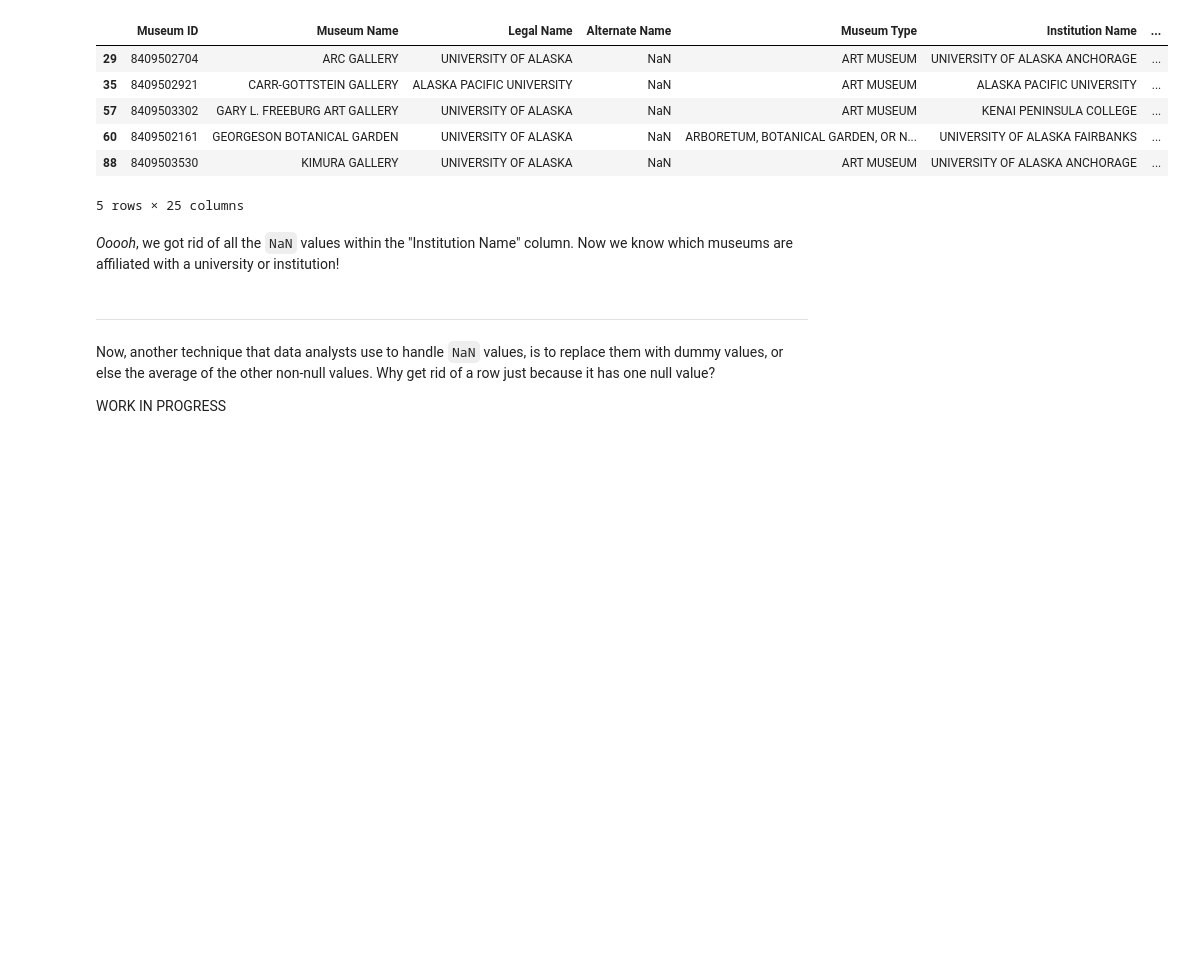
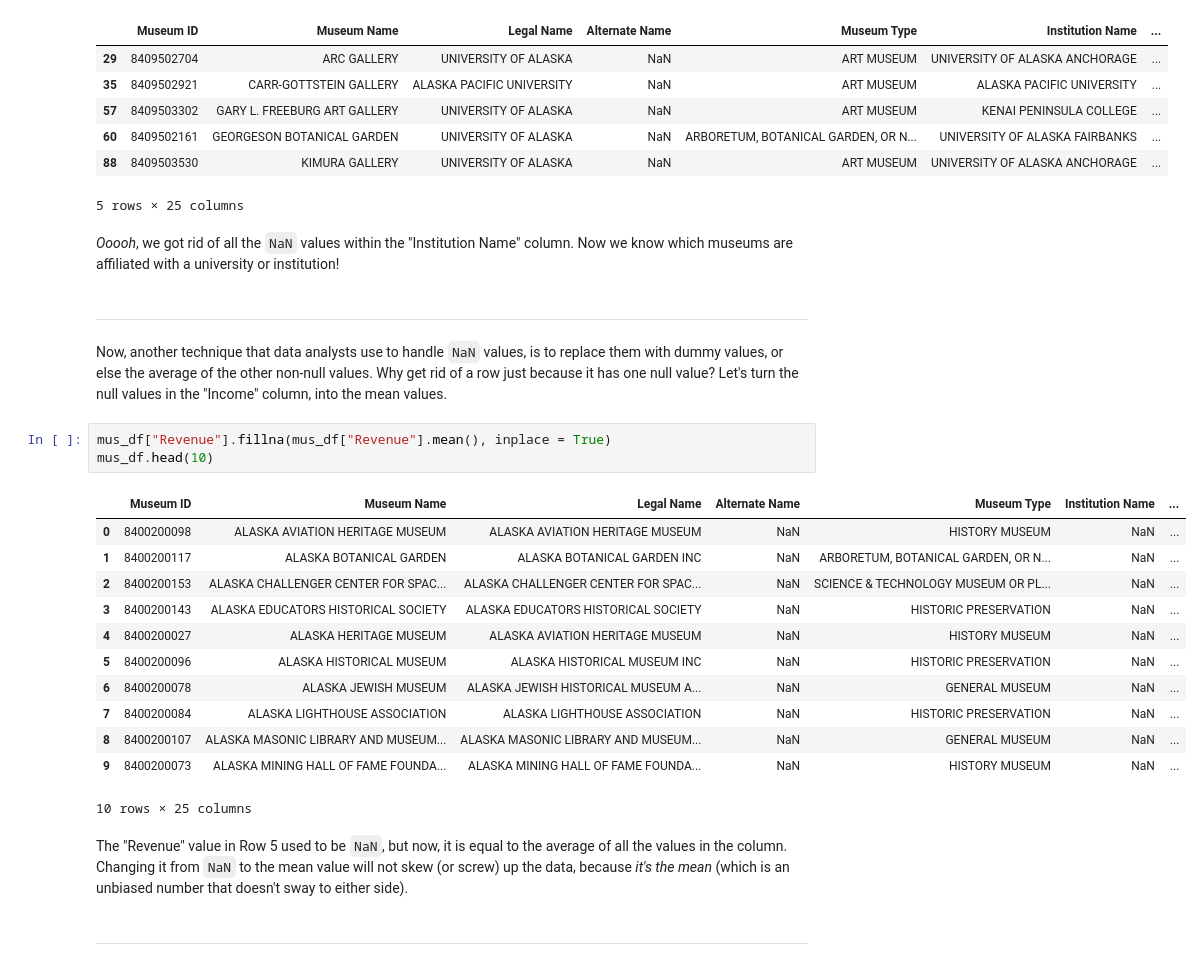
Before and after one commit to HKumar99/data-science-guide, a Jupyter notebook: Pandas/2. Data Frames - Basic Manipulation.ipynb, the cells around one changed output. Saved outputs shown, nothing was run; the diff lists cells and outputs as text; blank space fills up the shorter version.

```diff
--- a/Pandas/2. Data Frames - Basic Manipulation.ipynb
+++ b/Pandas/2. Data Frames - Basic Manipulation.ipynb
@@ -86,6 +86,24 @@ mus_df_modified.head()
 # %% [markdown]
 ---
 # %% [markdown]
-Now, another technique that data analysts use to handle `NaN` values, is to replace them with dummy values, or else the average of the other non-null values. Why get rid of a row just because it has one null value?
-
-WORK IN PROGRESS
+Now, another technique that data analysts use to handle `NaN` values, is to replace them with dummy values, or else the average of the other non-null values. Why get rid of a row just because it has one null value? Let's turn the null values in the "Income" column, into the mean values.
+# %%
+mus_df["Revenue"].fillna(mus_df["Revenue"].mean(), inplace = True)
+mus_df.head(10)
+# %% [output]
+|  | Museum ID | Museum Name | Legal Name | Alternate Name | Museum Type | Institution Name | ... |
+| 0 | 8400200098 | ALASKA AVIATION HERITAGE MUSEUM | ALASKA AVIATION HERITAGE MUSEUM | NaN | HISTORY MUSEUM | NaN | ... |
+| 1 | 8400200117 | ALASKA BOTANICAL GARDEN | ALASKA BOTANICAL GARDEN INC | NaN | ARBORETUM, BOTANICAL GARDEN, OR N... | NaN | ... |
+| 2 | 8400200153 | ALASKA CHALLENGER CENTER FOR SPAC... | ALASKA CHALLENGER CENTER FOR SPAC... | NaN | SCIENCE & TECHNOLOGY MUSEUM OR PL... | NaN | ... |
+| 3 | 8400200143 | ALASKA EDUCATORS HISTORICAL SOCIETY | ALASKA EDUCATORS HISTORICAL SOCIETY | NaN | HISTORIC PRESERVATION | NaN | ... |
+| 4 | 8400200027 | ALASKA HERITAGE MUSEUM | ALASKA AVIATION HERITAGE MUSEUM | NaN | HISTORY MUSEUM | NaN | ... |
+| 5 | 8400200096 | ALASKA HISTORICAL MUSEUM | ALASKA HISTORICAL MUSEUM INC | NaN | HISTORIC PRESERVATION | NaN | ... |
+| 6 | 8400200078 | ALASKA JEWISH MUSEUM | ALASKA JEWISH HISTORICAL MUSEUM A... | NaN | GENERAL MUSEUM | NaN | ... |
+| 7 | 8400200084 | ALASKA LIGHTHOUSE ASSOCIATION | ALASKA LIGHTHOUSE ASSOCIATION | NaN | HISTORIC PRESERVATION | NaN | ... |
+| 8 | 8400200107 | ALASKA MASONIC LIBRARY AND MUSEUM... | ALASKA MASONIC LIBRARY AND MUSEUM... | NaN | GENERAL MUSEUM | NaN | ... |
+| 9 | 8400200073 | ALASKA MINING HALL OF FAME FOUNDA... | ALASKA MINING HALL OF FAME FOUNDA... | NaN | HISTORY MUSEUM | NaN | ... |
+10 rows × 25 columns
+# %% [markdown]
+The "Revenue" value in Row 5 used to be `NaN`, but now, it is equal to the average of all the values in the column. Changing it from `NaN` to the mean value will not skew (or screw) up the data, because *it's the mean* (which is an unbiased number that doesn't sway to either side).
+# %% [markdown]
+---
```
